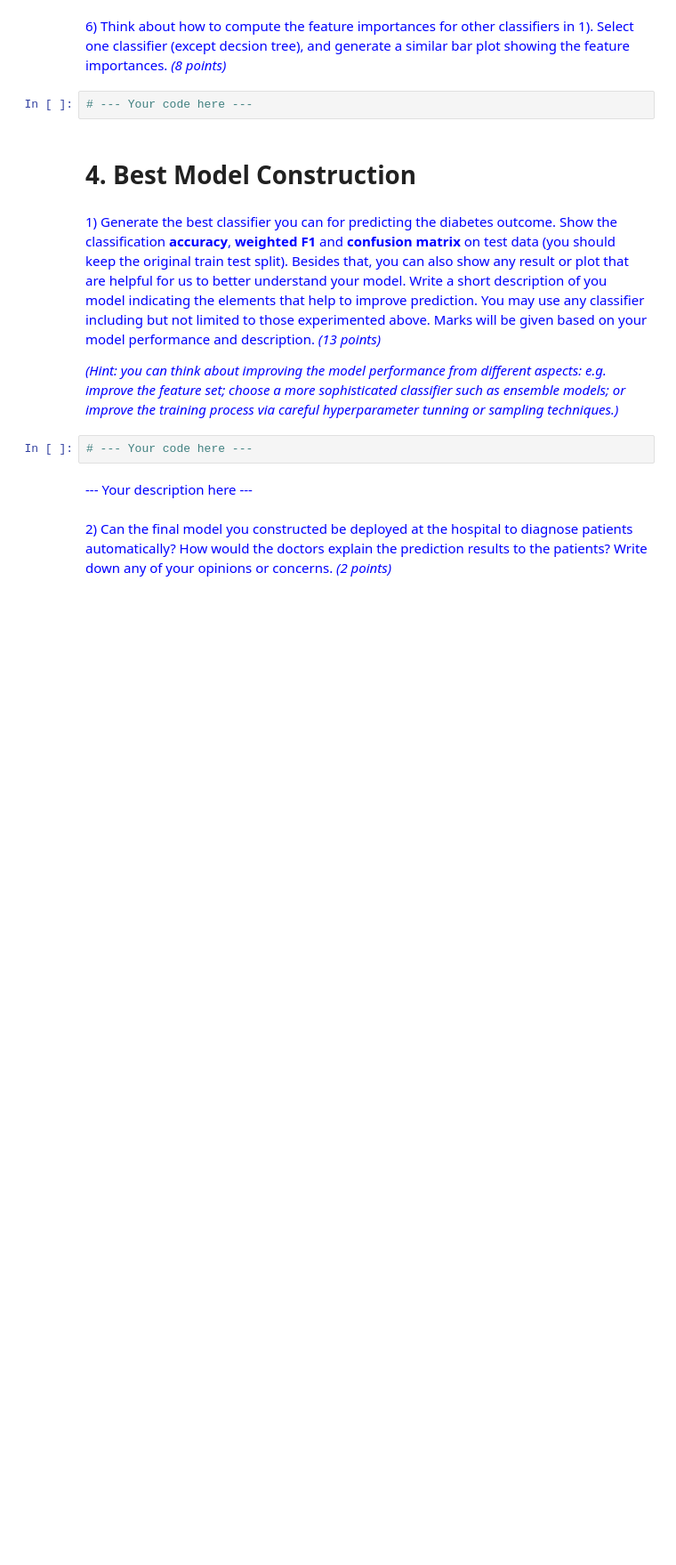
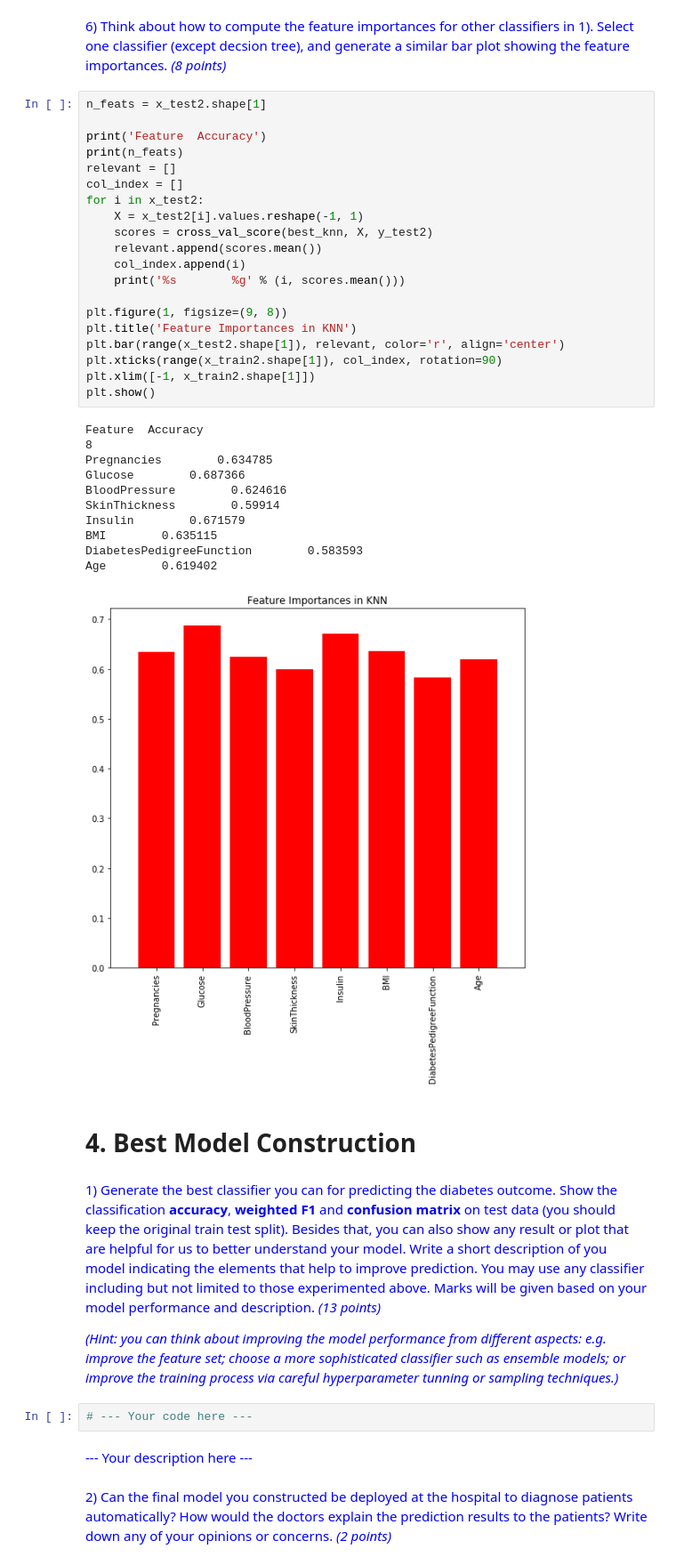
Before and after one commit to Luis-VD/CS5228-Assignment-1, a Jupyter notebook: AssignmentOne.ipynb, the cells around one changed output. Shown: that part at 89% size. Saved outputs shown, nothing was run; the diff lists cells and outputs as text; blank space fills up the shorter version.

```diff
--- a/AssignmentOne.ipynb
+++ b/AssignmentOne.ipynb
@@ -279,7 +402,37 @@ plt.show()
 # %% [markdown]
 <span style="color:blue">6)  Think  about  how  to  compute  the  feature  importances  for  other  classifiers  in  1).   Select  one classifier (except decsion tree), and generate a similar bar plot showing the feature importances. *(8 points)*</span>
-# %%
-# --- Your code here ---
+# %%
+n_feats = x_test2.shape[1]
+
+print('Feature  Accuracy')
+print(n_feats)
+relevant = []
+col_index = []
+for i in x_test2:
+    X = x_test2[i].values.reshape(-1, 1)
+    scores = cross_val_score(best_knn, X, y_test2)
+    relevant.append(scores.mean())
+    col_index.append(i)
+    print('%s        %g' % (i, scores.mean()))
+
+plt.figure(1, figsize=(9, 8))
+plt.title('Feature Importances in KNN')
+plt.bar(range(x_test2.shape[1]), relevant, color='r', align='center')
+plt.xticks(range(x_train2.shape[1]), col_index, rotation=90)
+plt.xlim([-1, x_train2.shape[1]])
+plt.show()
+# %% [output]
+Feature  Accuracy
+8
+Pregnancies        0.634785
+Glucose        0.687366
+BloodPressure        0.624616
+SkinThickness        0.59914
+Insulin        0.671579
+BMI        0.635115
+DiabetesPedigreeFunction        0.583593
+Age        0.619402
+[figure, added]
 # %% [markdown]
 # 4. Best Model Construction
 # %% [markdown]
```
Also changed, not shown: parts of 27 cells of this notebook.
